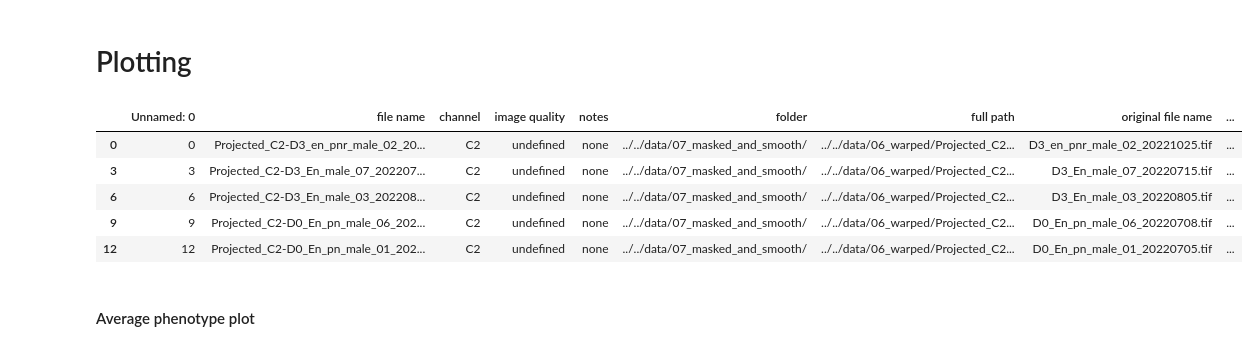
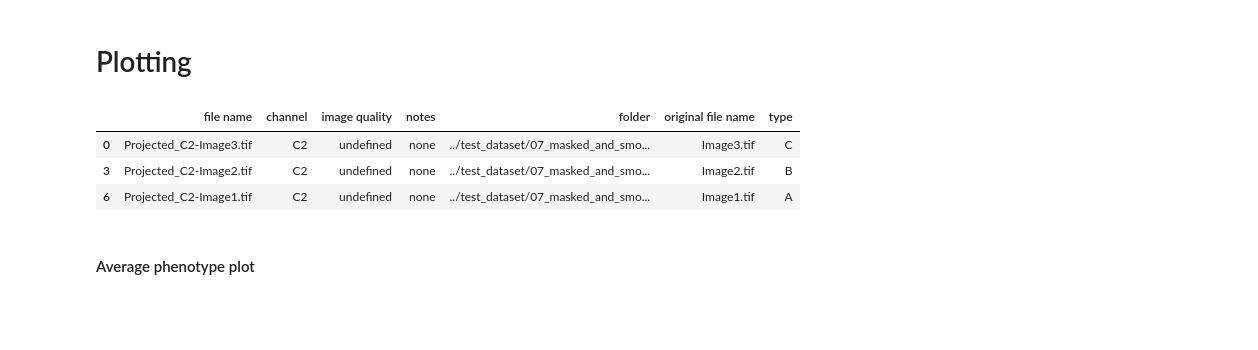
Before and after one commit to UniBonn-GompelLab/3D-DrosophilaRegistration, a Jupyter notebook: notebooks/1_Visualisation_and_statistical_analysis.ipynb, the cells around one changed output. Drawn from its saved outputs; the diff is of its cells as text; code cells hidden in the pictures; blank space fills up the shorter version.

Commit message:
update: use data from test dataset

```diff
--- a/notebooks/1_Visualisation_and_statistical_analysis.ipynb
+++ b/notebooks/1_Visualisation_and_statistical_analysis.ipynb
@@ -3,30 +3,27 @@
 # %%
 # import packages
 import matplotlib.pyplot as plt
-import matplotlib.colors as colors
 import numpy as np
 import os
 import pandas as pd
 import seaborn as sns
 import sys
 import warnings
 from PIL import Image
 
 root_dir = os.path.join(os.getcwd(), '..')
 sys.path.append(root_dir)
 
-preprocessed_folder = "../../data/07_masked_and_smooth"
+preprocessed_folder = "../test_dataset/07_masked_and_smooth"
 filename = 'DatasetInfo.csv'
 dataframe = pd.read_csv(os.path.join(preprocessed_folder,filename))
 dataframe = dataframe[dataframe["channel"]=="C2"]
 dataframe.head()
 # %% [output]
-|  | Unnamed: 0 | file name | channel | image quality | notes | folder | full path | original file name | ... |
-| 0 | 0 | Projected_C2-D3_en_pnr_male_02_20... | C2 | undefined | none | ../../data/07_masked_and_smooth/ | ../../data/06_warped/Projected_C2... | D3_en_pnr_male_02_20221025.tif | ... |
-| 3 | 3 | Projected_C2-D3_En_male_07_202207... | C2 | undefined | none | ../../data/07_masked_and_smooth/ | ../../data/06_warped/Projected_C2... | D3_En_male_07_20220715.tif | ... |
-| 6 | 6 | Projected_C2-D3_En_male_03_202208... | C2 | undefined | none | ../../data/07_masked_and_smooth/ | ../../data/06_warped/Projected_C2... | D3_En_male_03_20220805.tif | ... |
-| 9 | 9 | Projected_C2-D0_En_pn_male_06_202... | C2 | undefined | none | ../../data/07_masked_and_smooth/ | ../../data/06_warped/Projected_C2... | D0_En_pn_male_06_20220708.tif | ... |
-| 12 | 12 | Projected_C2-D0_En_pn_male_01_202... | C2 | undefined | none | ../../data/07_masked_and_smooth/ | ../../data/06_warped/Projected_C2... | D0_En_pn_male_01_20220705.tif | ... |
+|  | file name | channel | image quality | notes | folder | original file name | type |
+| 0 | Projected_C2-Image3.tif | C2 | undefined | none | ../test_dataset/07_masked_and_smo... | Image3.tif | C |
+| 3 | Projected_C2-Image2.tif | C2 | undefined | none | ../test_dataset/07_masked_and_smo... | Image2.tif | B |
+| 6 | Projected_C2-Image1.tif | C2 | undefined | none | ../test_dataset/07_masked_and_smo... | Image1.tif | A |
 # %% [markdown]
 #### Average phenotype plot
 # %%
```
Also changed, not shown: parts of 4 cells of this notebook.
